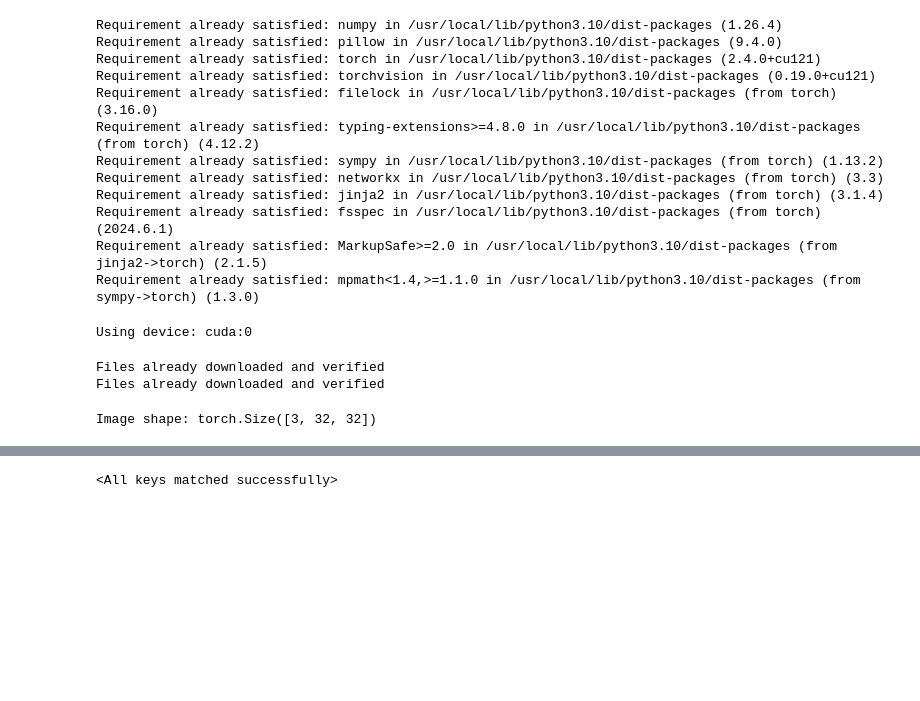
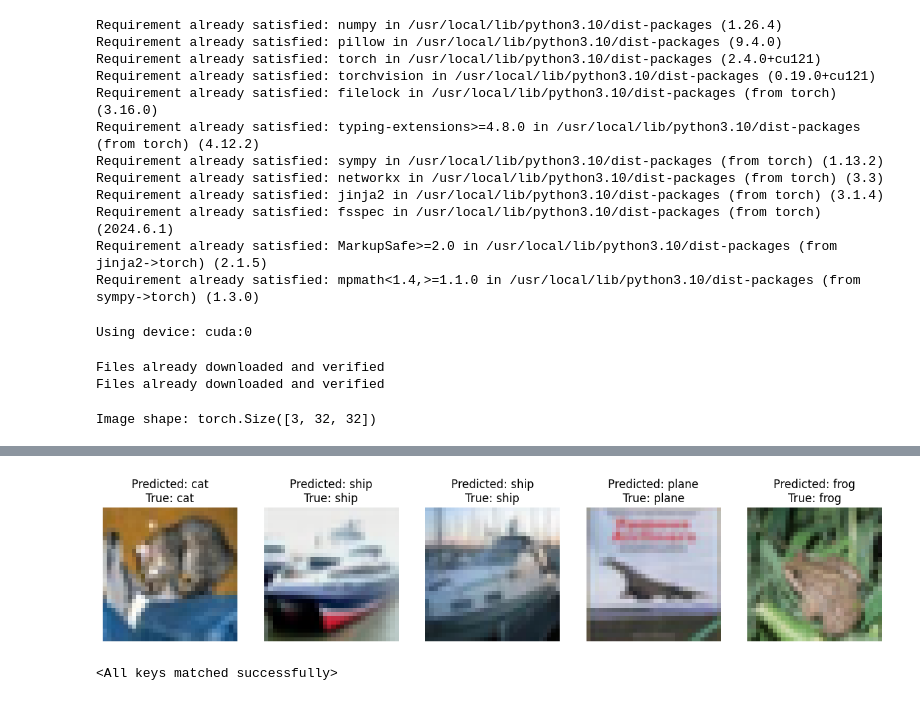
Before and after one commit to davidandw190/pytorch-deep-learning-workspace, a Jupyter notebook: notebooks-for-learning/02_image_classification_cnn.ipynb, the cells around one changed output, grey strips where cells are left out. Cells and saved outputs as stored; diff of their text form; code cells hidden in the pictures; blank space fills up the shorter version.

```diff
--- a/notebooks-for-learning/02_image_classification_cnn.ipynb
+++ b/notebooks-for-learning/02_image_classification_cnn.ipynb
@@ -127,3 +170,33 @@ torch.save(model.state_dict(), 'trained_image_classifier.pth')
+# %%
+def visualize_predictions(model, loader, class_names, num_images=5):
+    model.eval()
+    images_so_far = 0
+    fig = plt.figure(figsize=(15, 3))
+
+    with torch.no_grad():
+        for inputs, labels in loader:
+            inputs = inputs.to(device)
+            labels = labels.to(device)
+            outputs = model(inputs)
+            _, preds = torch.max(outputs, 1)
+
+            for j in range(inputs.size()[0]):
+                images_so_far += 1
+                ax = plt.subplot(1, num_images, images_so_far)
+                ax.axis('off')
+                ax.set_title(f'Predicted: {class_names[preds[j]]}\nTrue: {class_names[labels[j]]}')
+                img = inputs.cpu().data[j].numpy().transpose((1, 2, 0))
+                img = np.clip(img * np.array([0.2023, 0.1994, 0.2010]) + np.array([0.4914, 0.4822, 0.4465]), 0, 1)
+                plt.imshow(img)
+
+                if images_so_far == num_images:
+                    return
+    plt.tight_layout()
+    plt.show()
+# %%
+visualize_predictions(model, test_loader, class_name)
+# %% [output]
+[figure, added]
 # %%
 loaded_model = CNN().to(device)
 loaded_model.load_state_dict(torch.load('trained_image_classifier.pth'))
```
Also changed, not shown: parts of 13 cells of this notebook.
